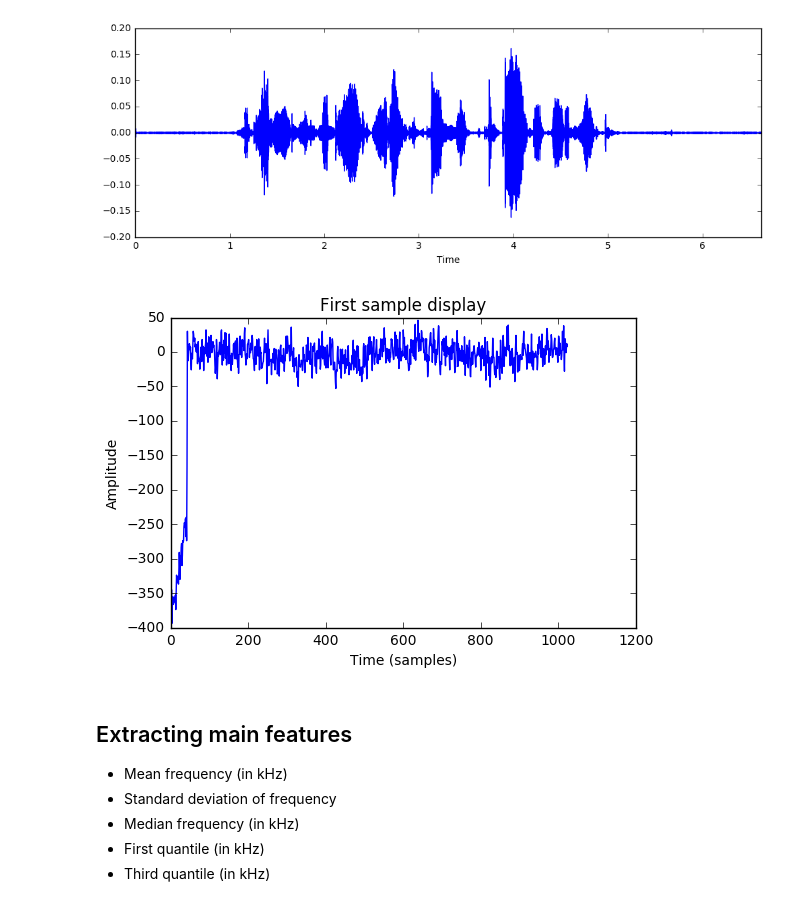
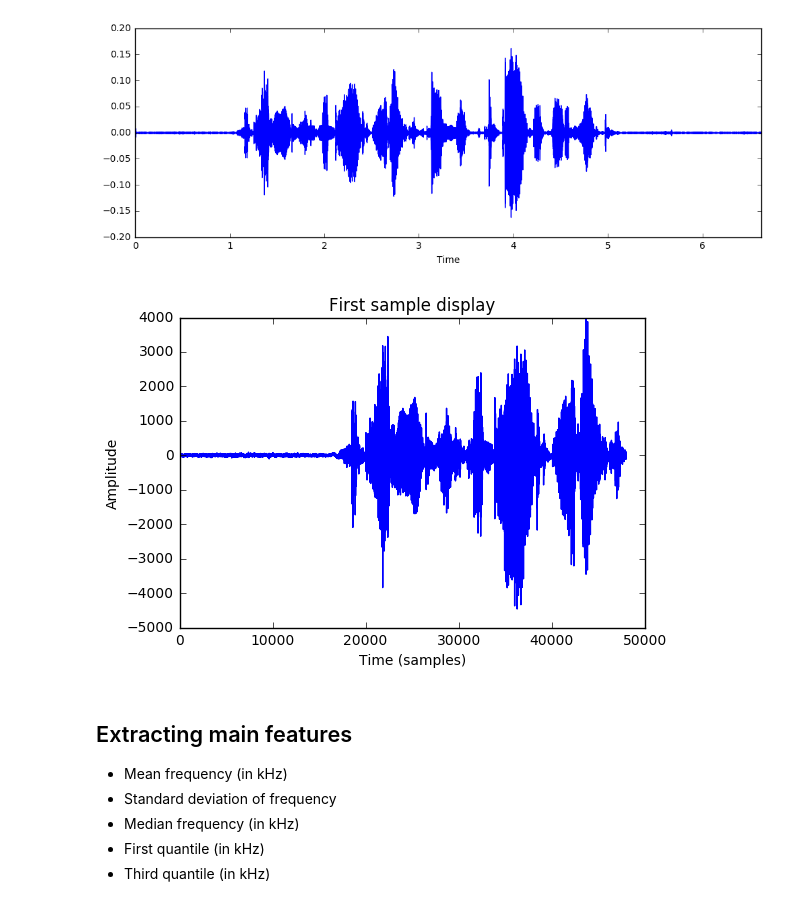
Before and after one commit to KevenLeMoing/dsp_malefemale_classification, a Jupyter notebook: notebooks/unit_exploring_and_extraction.ipynb, the cells around one changed output. Cells and saved outputs as stored; diff of their text form; code cells hidden in the pictures.

```diff
--- a/notebooks/unit_exploring_and_extraction.ipynb
+++ b/notebooks/unit_exploring_and_extraction.ipynb
@@ -51,22 +49,22 @@ librosa.display.waveplot(data, sr=sampling_rate)
 # %%
 # read audio samples
 wave = read("/Users/kevenlemoing/Sites/sandvik_code_assignement/data/downloads/1snoke-20120412-hge/wav/a0405.wav")
 audio = wave[1]
 
-# plot only the first 1024 samples
-plt.plot(audio[0:1024])
+# plot only the first 48000 samples
+plt.plot(audio[0:48000])
 
 # label the axes
 plt.ylabel("Amplitude")
 plt.xlabel("Time (samples)")
 
 # set the title
 plt.title("First sample display")
 
 # display the plot
 plt.show()
 # %% [output]
-[figure, old version]
+[figure, new version]
 # %% [markdown]
 ## Extracting main features
 
```
Also changed, not shown: parts of 2 cells of this notebook, 3 other files.
